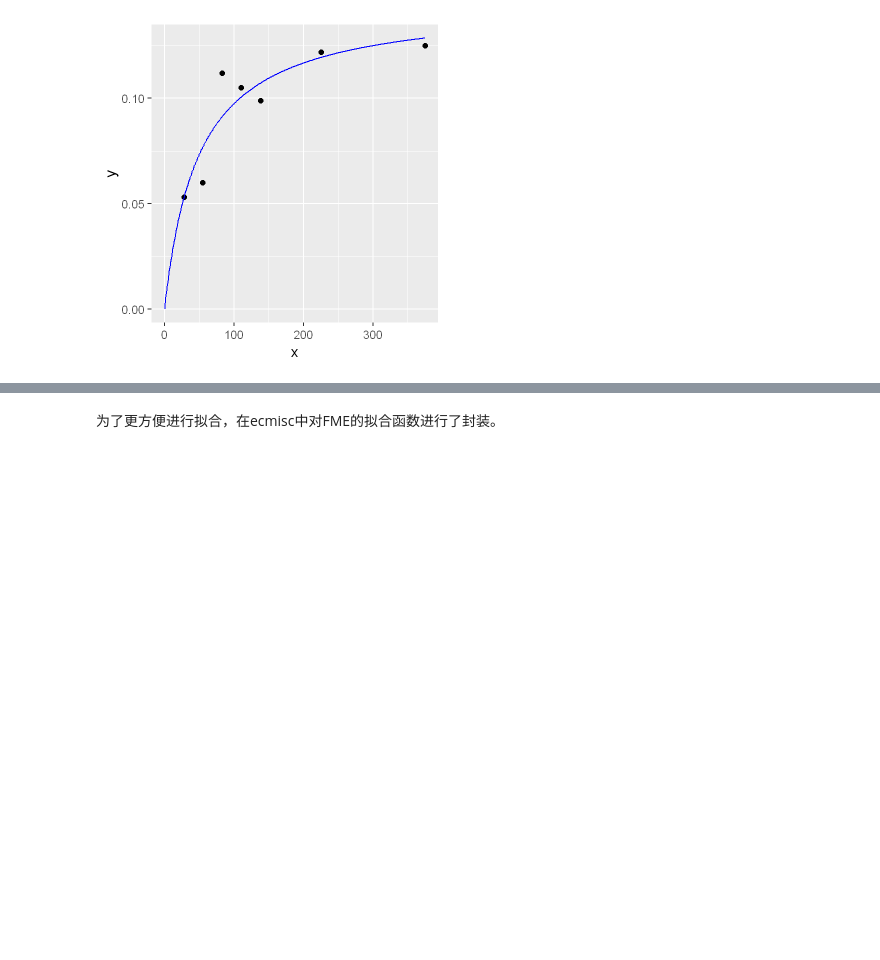
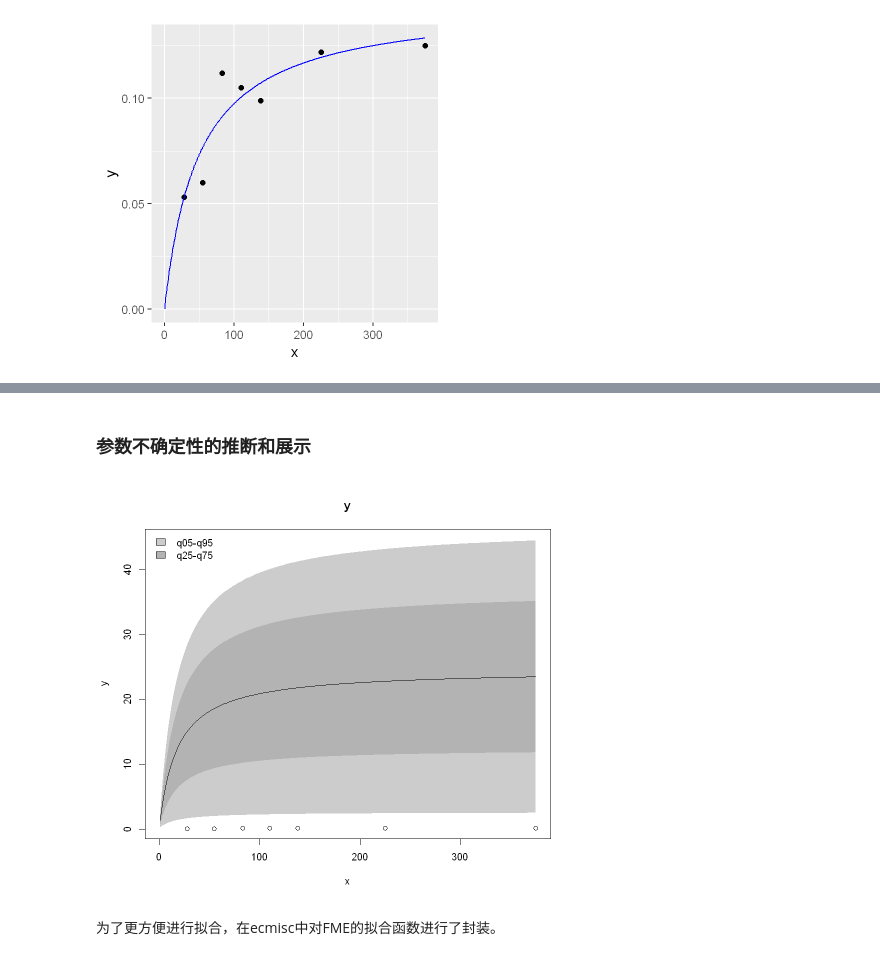
Before and after one commit to dockerytong/dockerytong.github.io, a Jupyter notebook: writes/non-linear_in_R.ipynb, the cells around one changed output, grey strips where cells are left out. Saved outputs shown, nothing was run; the diff lists cells and outputs as text; code cells hidden in the pictures; blank space fills up the shorter version.

```diff
--- a/writes/non-linear_in_R.ipynb
+++ b/writes/non-linear_in_R.ipynb
@@ -57,3 +78,12 @@ Obs %>%
+# %% [markdown]
+### 参数不确定性的推断和展示
+# %%
+sR = sensRange(parInput = summary(sP) %>% .$par, func = Model, x = 1:375)
+
+plot(summary(sR), quant = TRUE)
+points(Obs)
+# %% [output]
+[figure, added]
 # %% [markdown]
 为了更方便进行拟合，在ecmisc中对FME的拟合函数进行了封装。
 # %%
```
Also changed, not shown: parts of 3 cells of this notebook, 1 other file.
